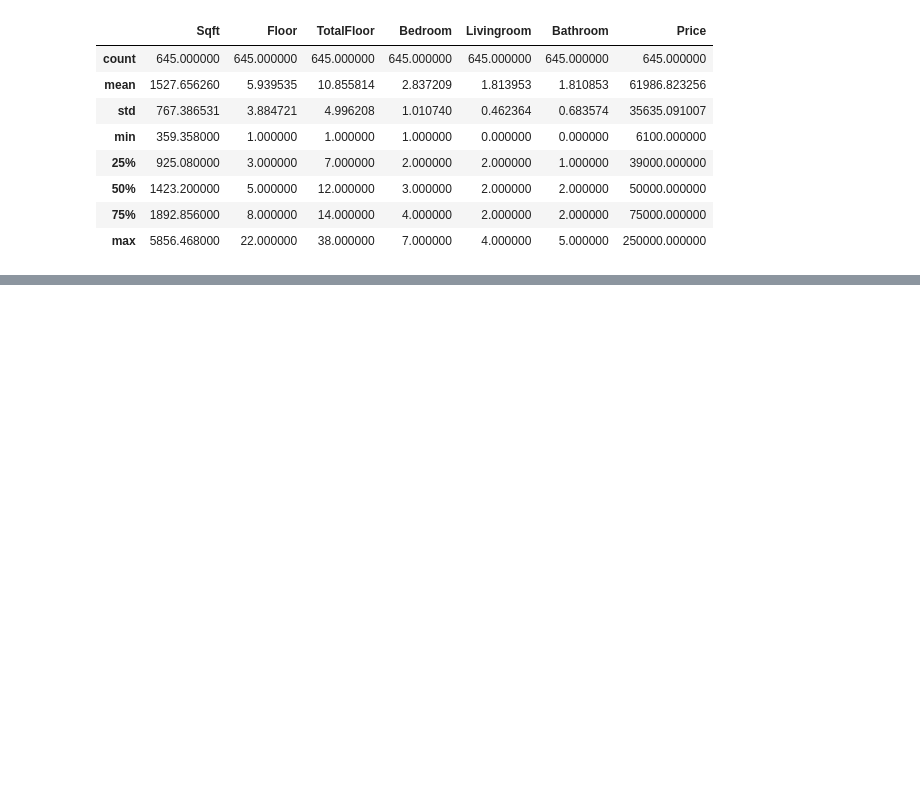
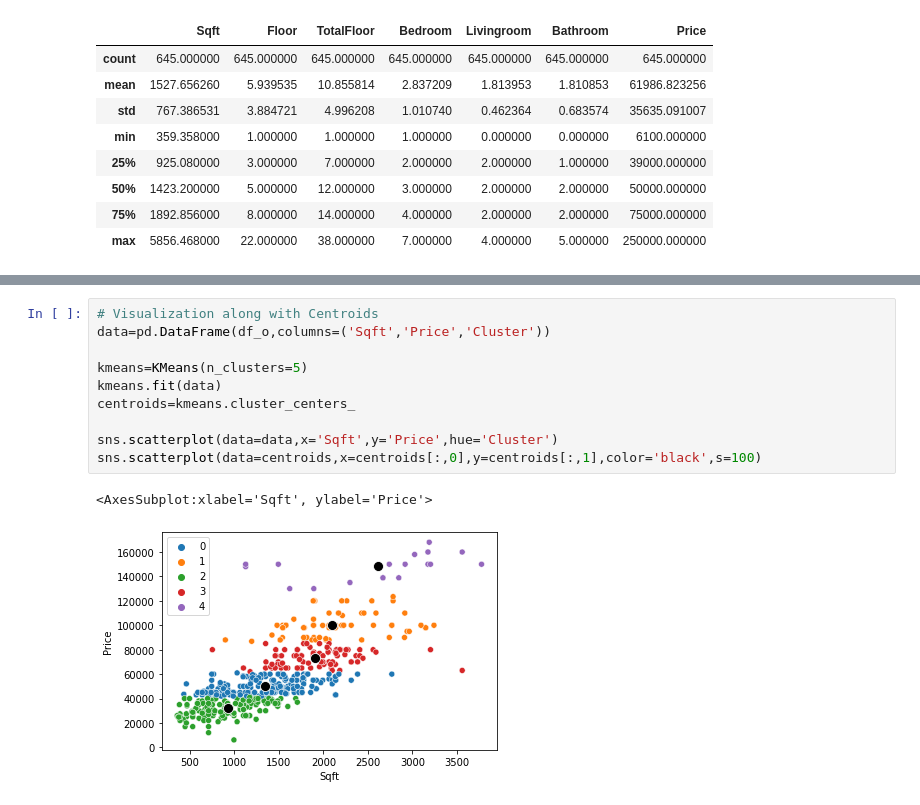
Before and after one commit to uzairk-99/Edyoda, a Jupyter notebook: Machine learning/ML_Assignment_1_2.ipynb, the cells around one changed output, grey strips where cells are left out. Cells and saved outputs as stored; diff of their text form; blank space fills up the shorter version.

```diff
--- a/Machine learning/ML_Assignment_1_2.ipynb
+++ b/Machine learning/ML_Assignment_1_2.ipynb
@@ -184,0 +183,13 @@ df.iloc[[0,178,330,259]]
+# %%
+# Visualization along with Centroids
+data=pd.DataFrame(df_o,columns=('Sqft','Price','Cluster'))
+
+kmeans=KMeans(n_clusters=5)
+kmeans.fit(data)
+centroids=kmeans.cluster_centers_
+
+sns.scatterplot(data=data,x='Sqft',y='Price',hue='Cluster')
+sns.scatterplot(data=centroids,x=centroids[:,0],y=centroids[:,1],color='black',s=100)
+# %% [output]
+<AxesSubplot:xlabel='Sqft', ylabel='Price'>
+[figure, added]
```
Also changed, not shown: parts of 29 cells of this notebook, 1 other file.
